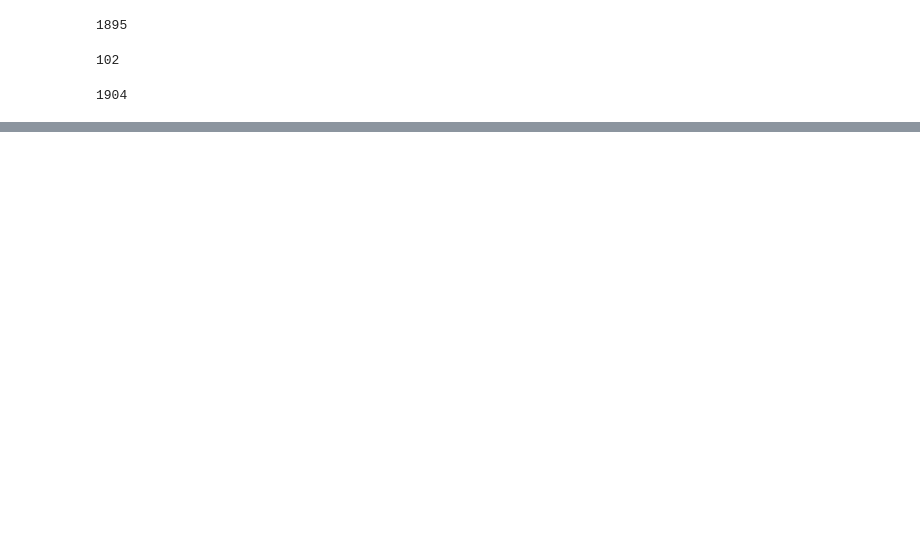
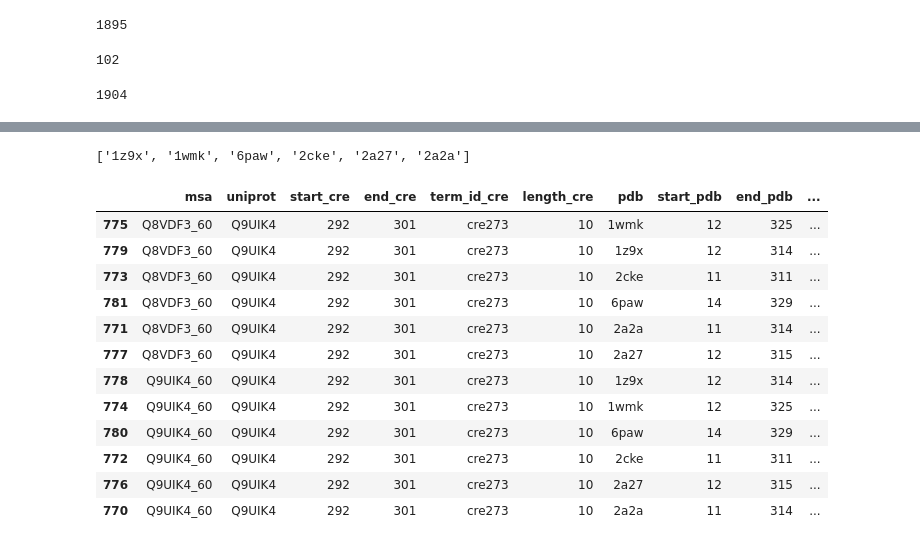
Before and after one commit to alvaro-2/cis-reg, a Jupyter notebook: scripts/map_pdb_orthologs.ipynb, the cells around one changed output, grey strips where cells are left out. Drawn from its saved outputs; the diff is of its cells as text; code cells hidden in the pictures; blank space fills up the shorter version.

```diff
--- a/scripts/map_pdb_orthologs.ipynb
+++ b/scripts/map_pdb_orthologs.ipynb
@@ -207,0 +313,4 @@ msa_regions_pdbs
+# %%
+# MSAs with 2 or more proteins
+filter = (msa_regions_pdbs.msa.value_counts()[msa_regions_pdbs.msa.value_counts() > 1]).index.to_list()
+msa_regions_pdbs_filtered = msa_regions_pdbs[msa_regions_pdbs.msa.isin(filter)]
@@ -208 +336,21 @@ msa_regions_pdbs
+# %%
+msa_regions_pdbs_filtered[msa_regions_pdbs_filtered.msa == 'Q9UIK4_60'].pdb.to_list()
+# %% [output]
+['1z9x', '1wmk', '6paw', '2cke', '2a27', '2a2a']
+# %%
+msa_regions_pdbs_filtered[msa_regions_pdbs_filtered.pdb.isin(['1z9x', '1wmk', '6paw', '2cke', '2a27', '2a2a'])]
+# %% [output]
+|  | msa | uniprot | start_cre | end_cre | term_id_cre | length_cre | pdb | start_pdb | end_pdb | ... |
+| 775 | Q8VDF3_60 | Q9UIK4 | 292 | 301 | cre273 | 10 | 1wmk | 12 | 325 | ... |
+| 779 | Q8VDF3_60 | Q9UIK4 | 292 | 301 | cre273 | 10 | 1z9x | 12 | 314 | ... |
+| 773 | Q8VDF3_60 | Q9UIK4 | 292 | 301 | cre273 | 10 | 2cke | 11 | 311 | ... |
+| 781 | Q8VDF3_60 | Q9UIK4 | 292 | 301 | cre273 | 10 | 6paw | 14 | 329 | ... |
+| 771 | Q8VDF3_60 | Q9UIK4 | 292 | 301 | cre273 | 10 | 2a2a | 11 | 314 | ... |
+| 777 | Q8VDF3_60 | Q9UIK4 | 292 | 301 | cre273 | 10 | 2a27 | 12 | 315 | ... |
+| 778 | Q9UIK4_60 | Q9UIK4 | 292 | 301 | cre273 | 10 | 1z9x | 12 | 314 | ... |
+| 774 | Q9UIK4_60 | Q9UIK4 | 292 | 301 | cre273 | 10 | 1wmk | 12 | 325 | ... |
+| 780 | Q9UIK4_60 | Q9UIK4 | 292 | 301 | cre273 | 10 | 6paw | 14 | 329 | ... |
+| 772 | Q9UIK4_60 | Q9UIK4 | 292 | 301 | cre273 | 10 | 2cke | 11 | 311 | ... |
+| 776 | Q9UIK4_60 | Q9UIK4 | 292 | 301 | cre273 | 10 | 2a27 | 12 | 315 | ... |
+| 770 | Q9UIK4_60 | Q9UIK4 | 292 | 301 | cre273 | 10 | 2a2a | 11 | 314 | ... |
 # %%
```
Also changed, not shown: parts of 25 cells of this notebook.
